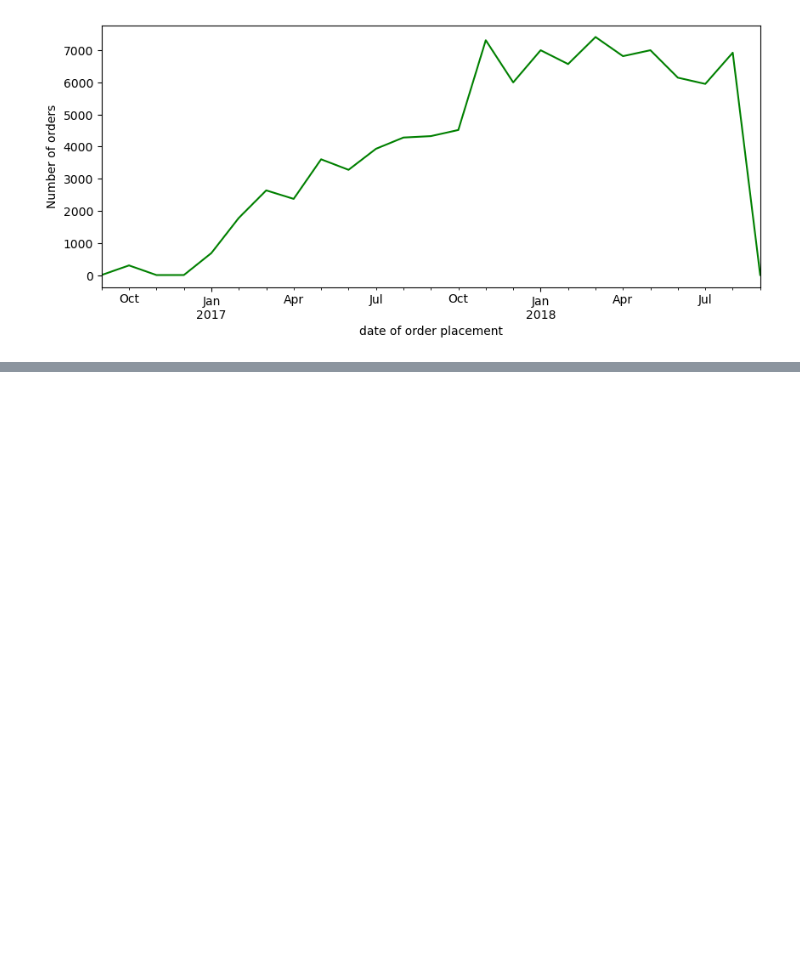
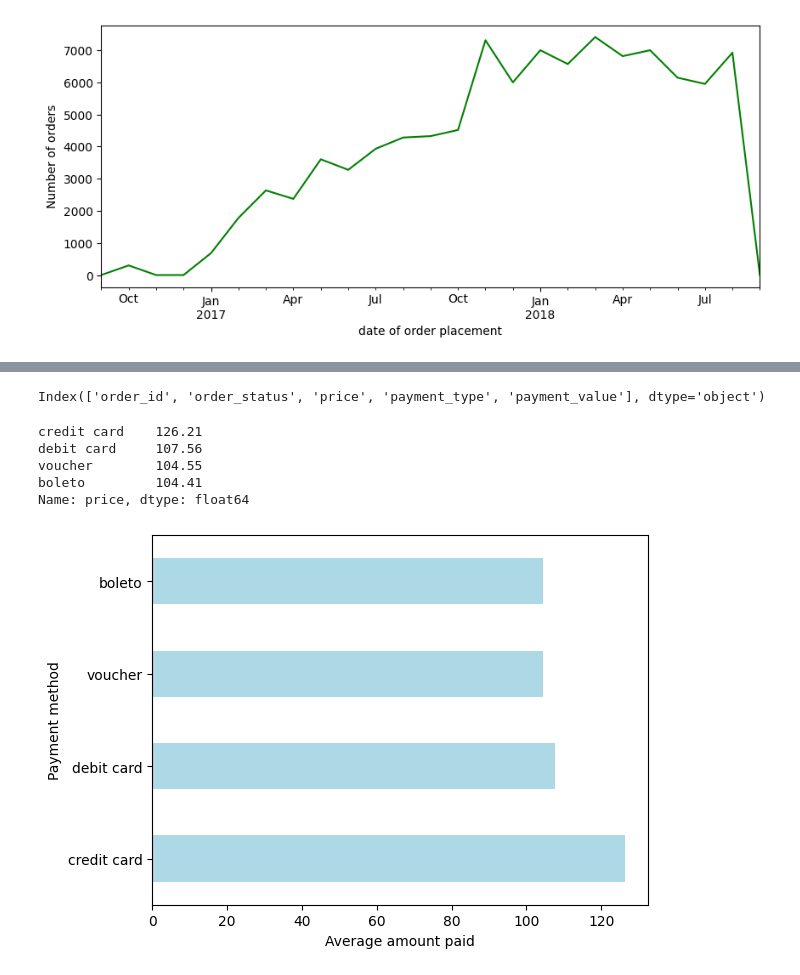
Before and after one commit to chusk2/git_, a Jupyter notebook: olist.ipynb, the cells around one changed output, grey strips where cells are left out. Saved outputs shown, nothing was run; the diff lists cells and outputs as text; code cells hidden in the pictures; blank space fills up the shorter version.

```diff
--- a/olist.ipynb
+++ b/olist.ipynb
@@ -284,0 +351,29 @@ plt.show()
+# %%
+revenues_by_payment_method = revenues_by_payment_method.merge(dataframes['order_payments'], on='order_id', how ='left')
+# %%
+revenues_by_payment_method = revenues_by_payment_method.drop(['payment_sequential', 'payment_installments'], axis=1)
+# %%
+revenues_by_payment_method = revenues_by_payment_method[revenues_by_payment_method.order_status != 'canceled']
+# %%
+revenues_by_payment_method.columns
+# %% [output]
+Index(['order_id', 'order_status', 'price', 'payment_type', 'payment_value'], dtype='object')
+# %%
+average_revenue_by_pay_method = revenues_by_payment_method.groupby('payment_type').price.mean().sort_values(ascending=False).round(2)
+average_revenue_by_pay_method.index = [i.replace('_', ' ') for i in average_revenue_by_pay_method.index ]
+# %%
+average_revenue_by_pay_method
+# %% [output]
+credit card    126.21
+debit card     107.56
+voucher        104.55
+boleto         104.41
+Name: price, dtype: float64
+# %%
+fig,ax = plt.subplots()
+average_revenue_by_pay_method.plot.barh(color='lightblue', ax=ax)
+ax.set_xlabel('Average amount paid')
+ax.set_ylabel('Payment method')
+plt.show()
+# %% [output]
+[figure, added]
```
Also changed, not shown: parts of 60 cells of this notebook.
